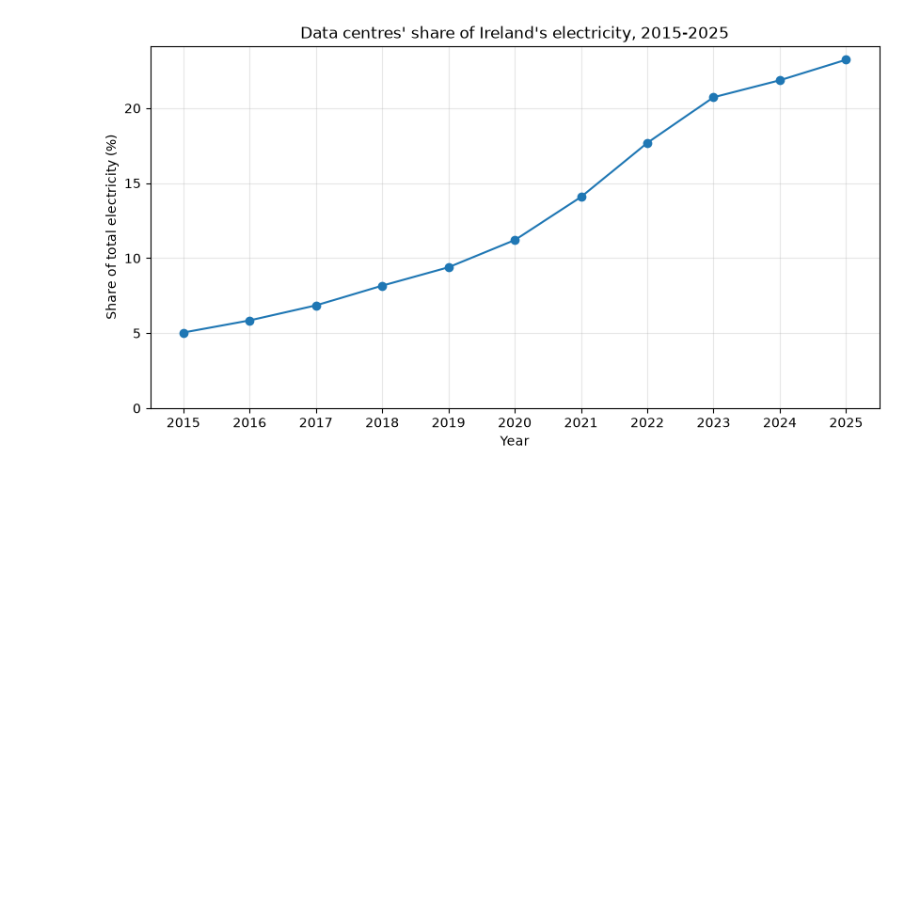
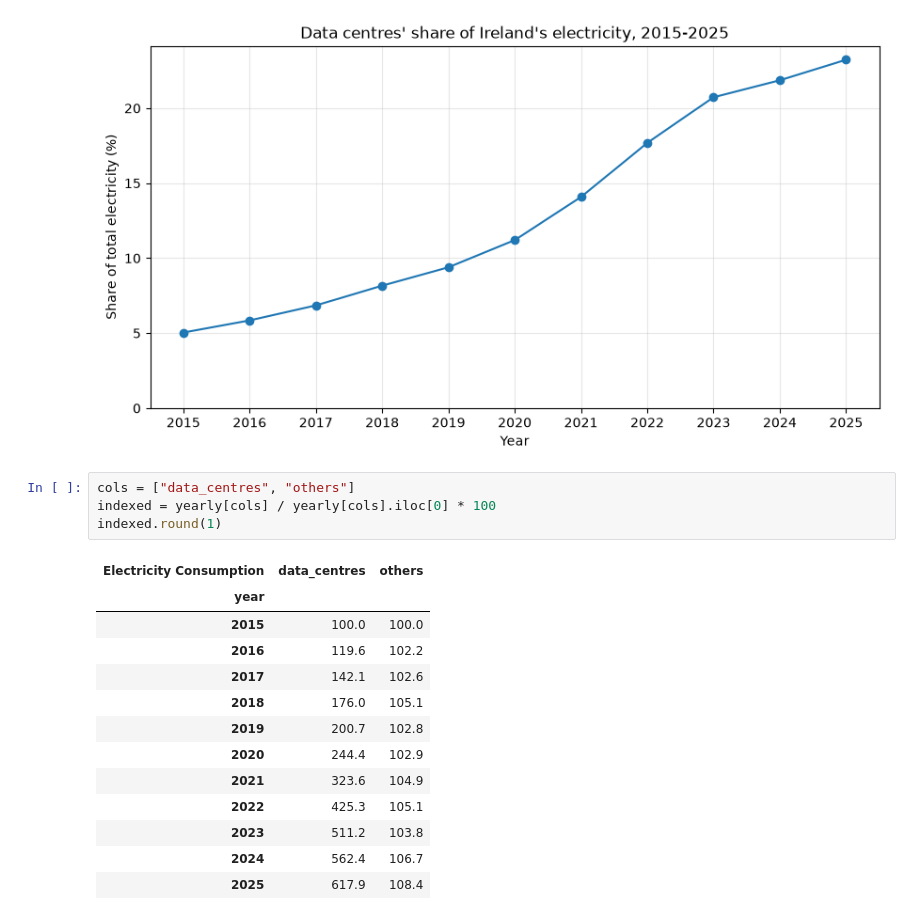
Before and after one commit to roshanroy7/data-centre-power-analysis, a Jupyter notebook: notebooks/01_explore_data.ipynb, the cells around one changed output. Drawn from its saved outputs; the diff is of its cells as text; blank space fills up the shorter version.

```diff
--- a/notebooks/01_explore_data.ipynb
+++ b/notebooks/01_explore_data.ipynb
@@ -175,3 +175,21 @@ plt.savefig("../charts/01_dc_share.png", dpi=150, bbox_inches="tight")
 plt.show()
 # %% [output]
 [figure]
+# %%
+cols = ["data_centres", "others"]
+indexed = yearly[cols] / yearly[cols].iloc[0] * 100
+indexed.round(1)
+# %% [output]
+| Electricity Consumption | data_centres | others |
+| year |  |  |
+| 2015 | 100.0 | 100.0 |
+| 2016 | 119.6 | 102.2 |
+| 2017 | 142.1 | 102.6 |
+| 2018 | 176.0 | 105.1 |
+| 2019 | 200.7 | 102.8 |
+| 2020 | 244.4 | 102.9 |
+| 2021 | 323.6 | 104.9 |
+| 2022 | 425.3 | 105.1 |
+| 2023 | 511.2 | 103.8 |
+| 2024 | 562.4 | 106.7 |
+| 2025 | 617.9 | 108.4 |
```
Also changed, not shown: parts of 2 cells of this notebook, 1 other file.
